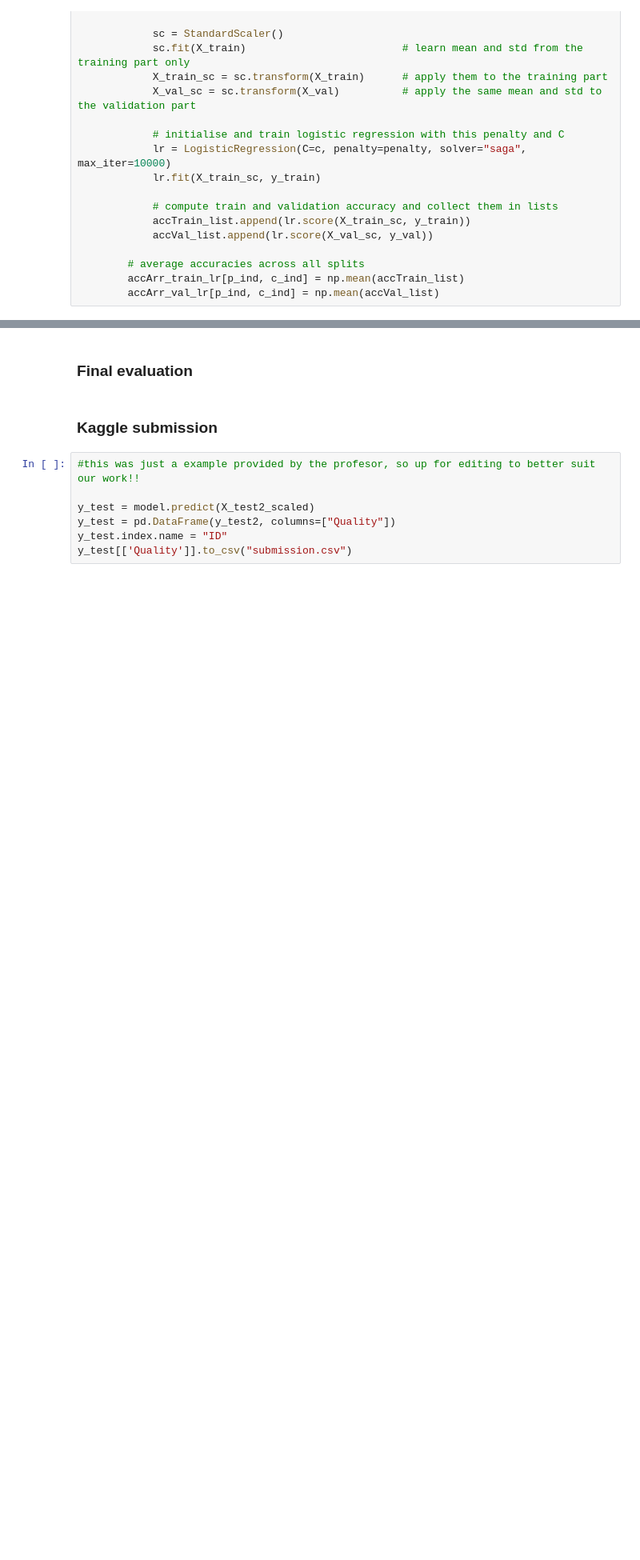
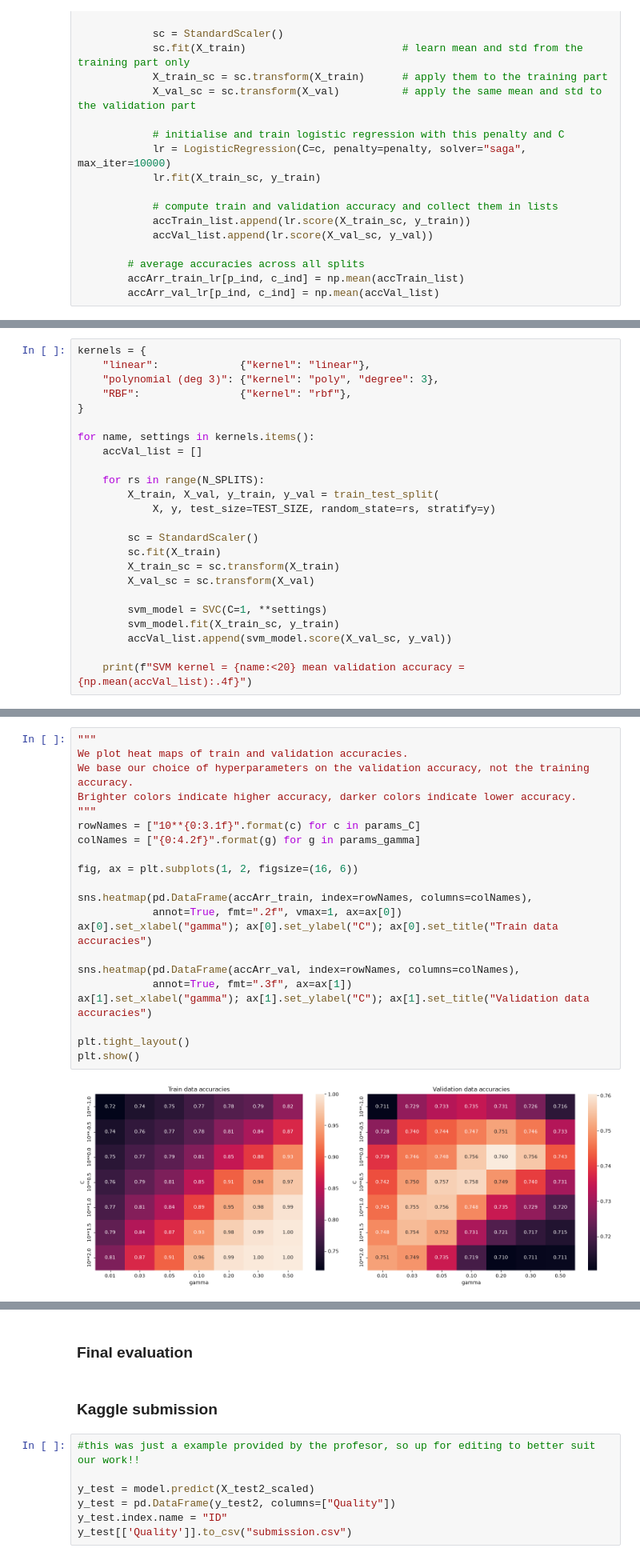
Before and after one commit to sondre04aasheim-spec/Deliverable_3_DAT200, a Jupyter notebook: CA3_template_group_30.ipynb, the cells around one changed output, grey strips where cells are left out. Shown at 80% size. Saved outputs shown, nothing was run; the diff lists cells and outputs as text; blank space fills up the shorter version.

```diff
--- a/CA3_template_group_30.ipynb
+++ b/CA3_template_group_30.ipynb
@@ -296,0 +331,24 @@ for p_ind, penalty in enumerate(penalties):
+# %%
+kernels = {
+    "linear":             {"kernel": "linear"},
+    "polynomial (deg 3)": {"kernel": "poly", "degree": 3},
+    "RBF":                {"kernel": "rbf"},
+}
+
+for name, settings in kernels.items():
+    accVal_list = []
+
+    for rs in range(N_SPLITS):
+        X_train, X_val, y_train, y_val = train_test_split(
+            X, y, test_size=TEST_SIZE, random_state=rs, stratify=y)
+
+        sc = StandardScaler()
+        sc.fit(X_train)
+        X_train_sc = sc.transform(X_train)
+        X_val_sc = sc.transform(X_val)
+
+        svm_model = SVC(C=1, **settings)
+        svm_model.fit(X_train_sc, y_train)
+        accVal_list.append(svm_model.score(X_val_sc, y_val))
+
+    print(f"SVM kernel = {name:<20} mean validation accuracy = {np.mean(accVal_list):.4f}")
@@ -296,0 +401,23 @@ for p_ind, penalty in enumerate(penalties):
+# %%
+"""
+We plot heat maps of train and validation accuracies.
+We base our choice of hyperparameters on the validation accuracy, not the training accuracy.
+Brighter colors indicate higher accuracy, darker colors indicate lower accuracy.
+"""
+rowNames = ["10**{0:3.1f}".format(c) for c in params_C]
+colNames = ["{0:4.2f}".format(g) for g in params_gamma]
+
+fig, ax = plt.subplots(1, 2, figsize=(16, 6))
+
+sns.heatmap(pd.DataFrame(accArr_train, index=rowNames, columns=colNames),
+            annot=True, fmt=".2f", vmax=1, ax=ax[0])
+ax[0].set_xlabel("gamma"); ax[0].set_ylabel("C"); ax[0].set_title("Train data accuracies")
+
+sns.heatmap(pd.DataFrame(accArr_val, index=rowNames, columns=colNames),
+            annot=True, fmt=".3f", ax=ax[1])
+ax[1].set_xlabel("gamma"); ax[1].set_ylabel("C"); ax[1].set_title("Validation data accuracies")
+
+plt.tight_layout()
+plt.show()
+# %% [output]
+[figure, added]
```
Also changed, not shown: parts of 5 cells of this notebook.
